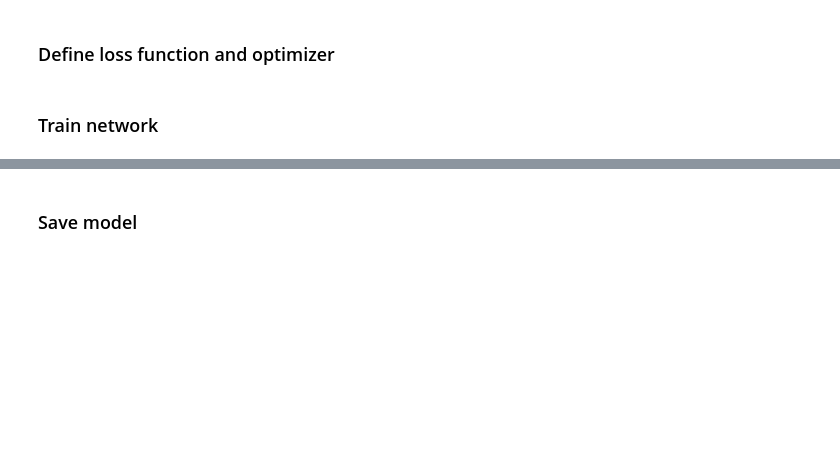
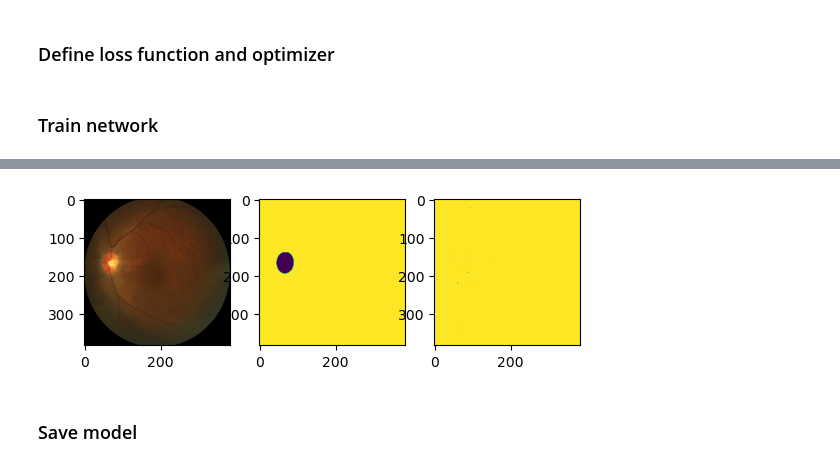
Before and after one commit to QianrenLi/DG_Segmentation_released, a Jupyter notebook: project1.ipynb, the cells around one changed output, grey strips where cells are left out. Cells and saved outputs as stored; diff of their text form; code cells hidden in the pictures; blank space fills up the shorter version.

```diff
--- a/project1.ipynb
+++ b/project1.ipynb
@@ -86,7 +66,7 @@ net = smp.Unet(
     encoder_name="resnet34",        # choose encoder, e.g. mobilenet_v2 or efficientnet-b7
     encoder_weights="imagenet",     # use `imagenet` pre-trained weights for encoder initialization
     in_channels=3,                  # model input channels (1 for gray-scale images, 3 for RGB, etc.)
-    classes=3,                      # model output channels (number of classes in your dataset)
+    classes=2,                      # model output channels (number of classes in your dataset)
 )
 print(net)
 # %% [output]
@@ -148,4 +128,17 @@ print('Finished Training')
 Finished Training
+# %%
+# show last valiadated result
+input = inputs.numpy()[-1]
+output_np = torch.argmax(outputs[-1], dim=0).cpu().numpy()
+plt.subplot(1,3,1)
+plt.imshow(np.transpose(input,(1,2,0))[:,:,::-1])
+plt.subplot(1,3,2)
+plt.imshow(target[-1,:,:])
+plt.subplot(1,3,3)
+plt.imshow(output_np)
+plt.show()
+# %% [output]
+[figure, added]
 # %% [markdown]
 ### Save model
 # %%
```
Also changed, not shown: parts of 5 cells of this notebook, 2 other files.
